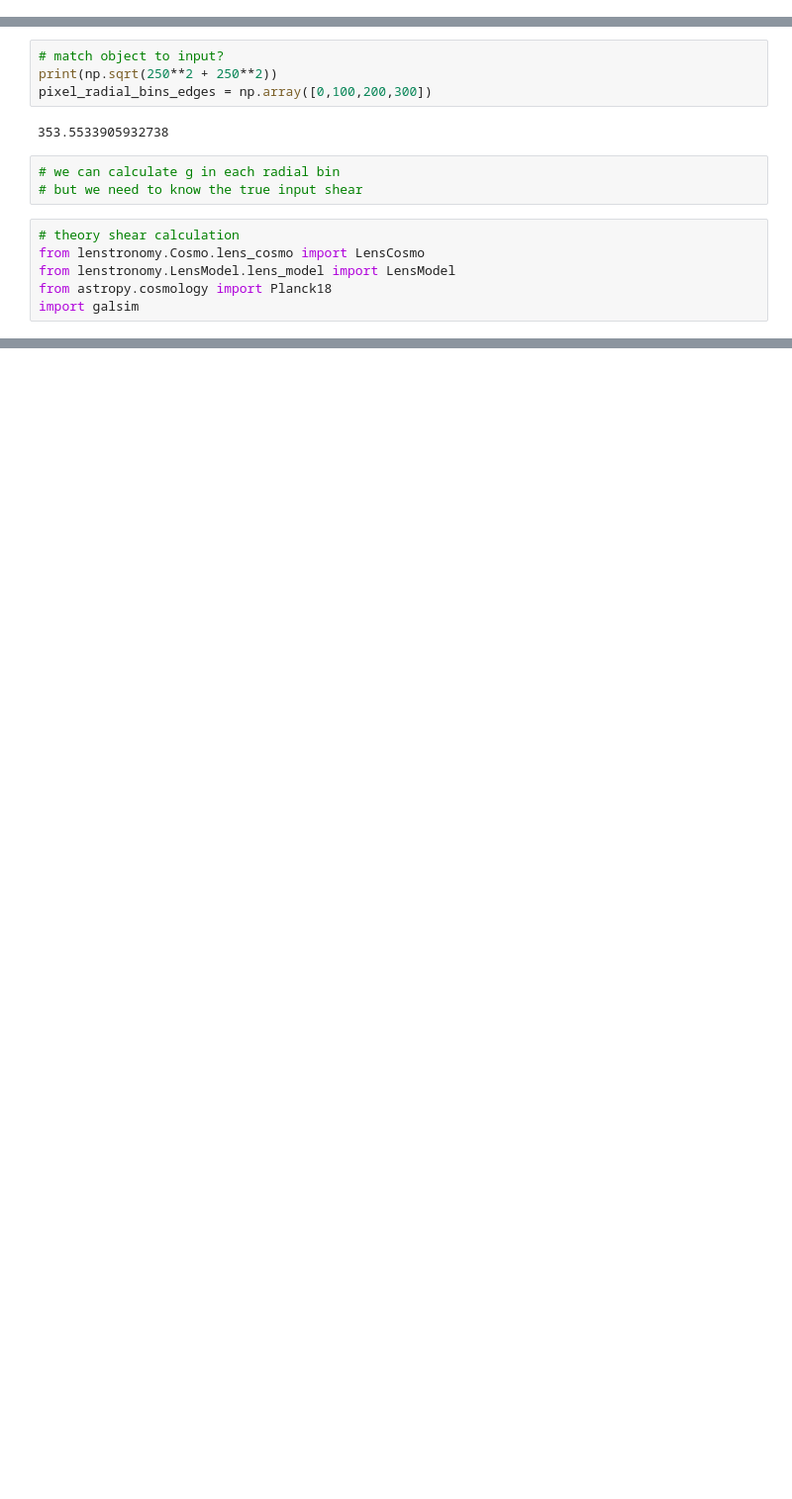
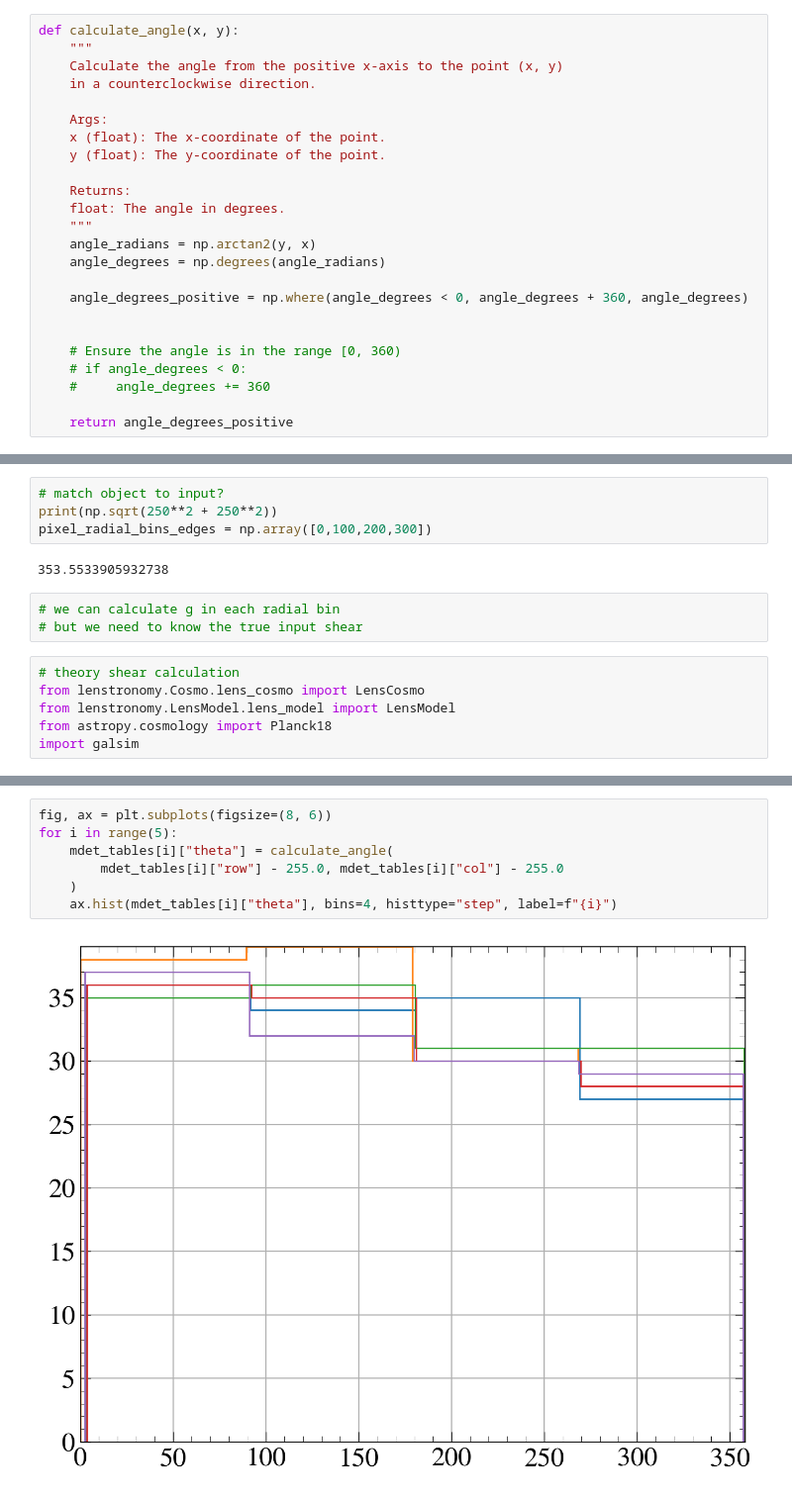
Before and after one commit to zhouconghao/swirl, a Jupyter notebook: notebooks/run_metadetect.ipynb, the cells around one changed output, grey strips where cells are left out. Shown at 99% size. Cells and saved outputs as stored; diff of their text form; blank space fills up the shorter version.

```diff
--- a/notebooks/run_metadetect.ipynb
+++ b/notebooks/run_metadetect.ipynb
@@ -98,0 +42,24 @@ def _boostrap_m_c(pres, mres):
+# %%
+def calculate_angle(x, y):
+    """
+    Calculate the angle from the positive x-axis to the point (x, y)
+    in a counterclockwise direction.
+
+    Args:
+    x (float): The x-coordinate of the point.
+    y (float): The y-coordinate of the point.
+
+    Returns:
+    float: The angle in degrees.
+    """
+    angle_radians = np.arctan2(y, x)
+    angle_degrees = np.degrees(angle_radians)
+
+    angle_degrees_positive = np.where(angle_degrees < 0, angle_degrees + 360, angle_degrees)
+
+
+    # Ensure the angle is in the range [0, 360)
+    # if angle_degrees < 0:
+    #     angle_degrees += 360
+
+    return angle_degrees_positive
@@ -301,0 +418,9 @@ for bin_mid in bin_mids:
+# %%
+fig, ax = plt.subplots(figsize=(8, 6))
+for i in range(5):
+    mdet_tables[i]["theta"] = calculate_angle(
+        mdet_tables[i]["row"] - 255.0, mdet_tables[i]["col"] - 255.0
+    )
+    ax.hist(mdet_tables[i]["theta"], bins=4, histtype="step", label=f"{i}")
+# %% [output]
+[figure, added]
```
Also changed, not shown: parts of 17 cells of this notebook.
